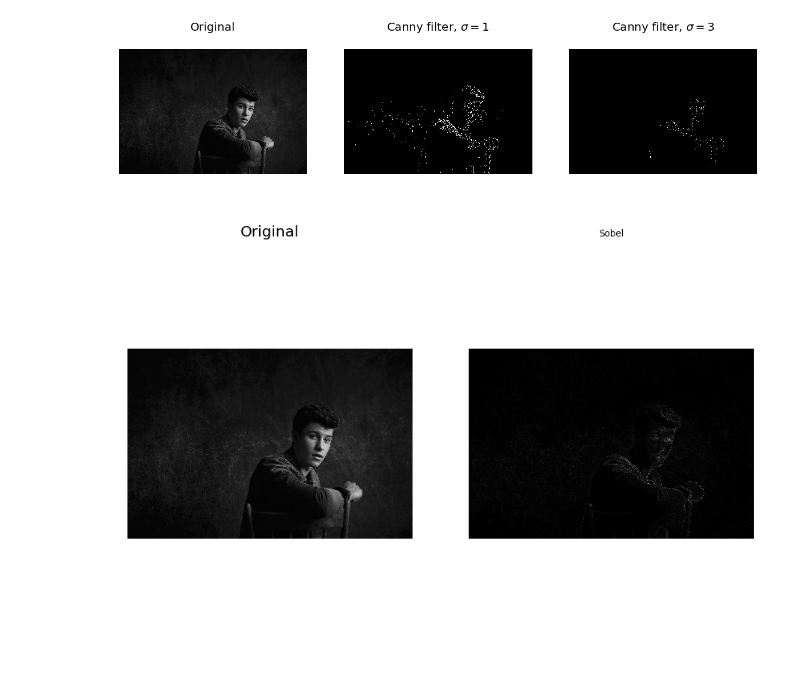
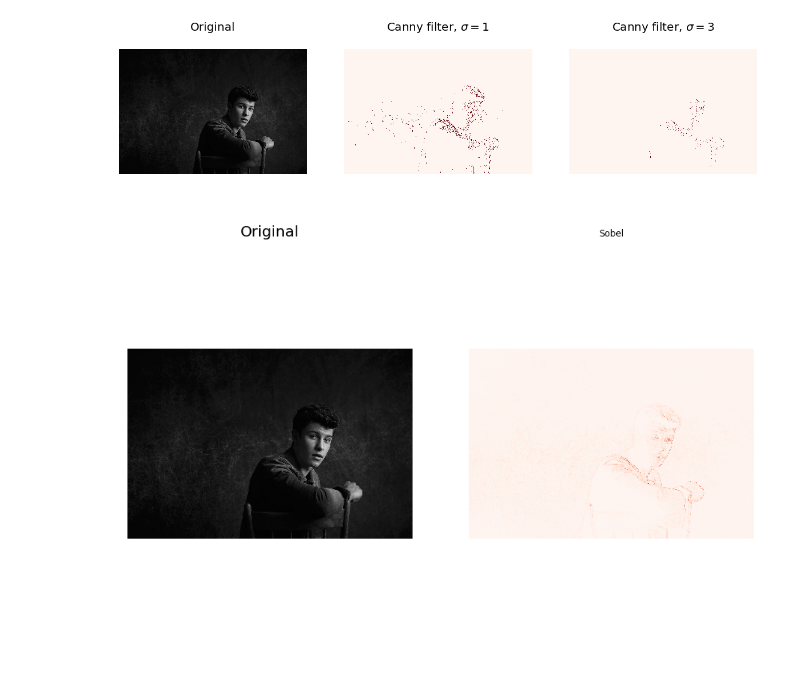
Before and after one commit to itman9595/Computer-Vision, a Jupyter notebook: Midterm/Task4.ipynb, the cells around one changed output. Drawn from its saved outputs; the diff is of its cells as text; code cells hidden in the pictures.

```diff
--- a/Midterm/Task4.ipynb
+++ b/Midterm/Task4.ipynb
@@ -11,35 +11,35 @@ from skimage import io
 im = io.imread(os.path.join(data_dir, "shawnMendes.png"), as_grey=True)
 # Compute the Canny filter for two values of sigma
 edges1 = feature.canny(im)
 edges2 = feature.canny(im, sigma=3)
 
 fig, (ax1, ax2, ax3) = plt.subplots(nrows=1, ncols=3, figsize=(20, 5), sharex=True, sharey=True)
 ax1.imshow(im, cmap=plt.cm.gray)
 ax1.axis('off')
 ax1.set_title('Original', fontsize=20)
 
-ax2.imshow(edges1, cmap=plt.cm.gray)
+ax2.imshow(edges1, cmap="Reds")
 ax2.axis('off')
 ax2.set_title('Canny filter, $\sigma=1$', fontsize=20)
 
-ax3.imshow(edges2, cmap=plt.cm.gray)
+ax3.imshow(edges2, cmap="Reds")
 ax3.axis('off')
 ax3.set_title('Canny filter, $\sigma=3$', fontsize=20)
 
 fig, (ax4, ax5) = plt.subplots(nrows=1, ncols=2, figsize=(15, 10), sharex=True, sharey=True)
 
 ax4.imshow(im, cmap=plt.cm.gray)
 ax4.axis('off')
 ax4.set_title('Original', fontsize=20)
 
 sx = ndi.sobel(im, axis = 0, mode = 'constant')
 sy = ndi.sobel(im, axis = 1, mode = 'constant')
 sob = np.hypot(sy,sx)
-ax5.imshow(sob,cmap='gray')
+ax5.imshow(sob,cmap='Reds')
 ax5.axis('off')
 ax5.set_title('Sobel')
 
 plt.show()
 # %% [output]
-[figure, old version]
+[figure, new version]
-[figure, old version]
+[figure, new version]
```
Also changed, not shown: 1 other file.
